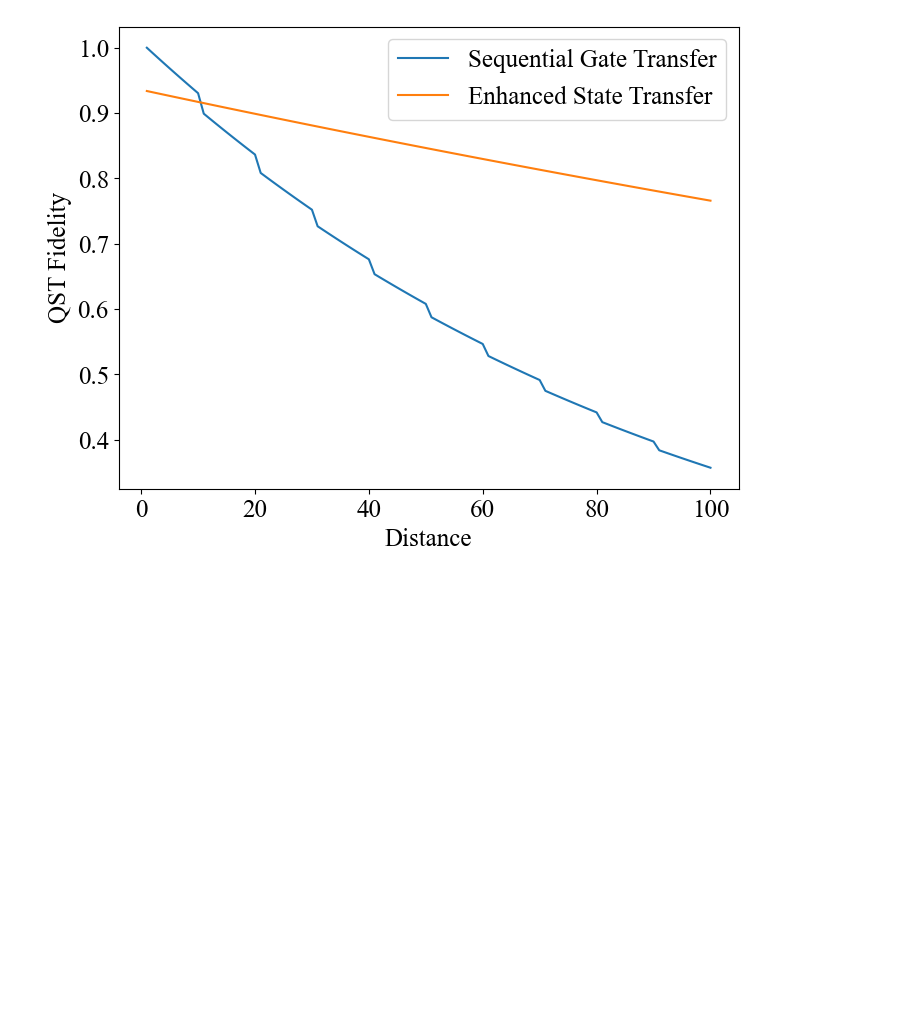
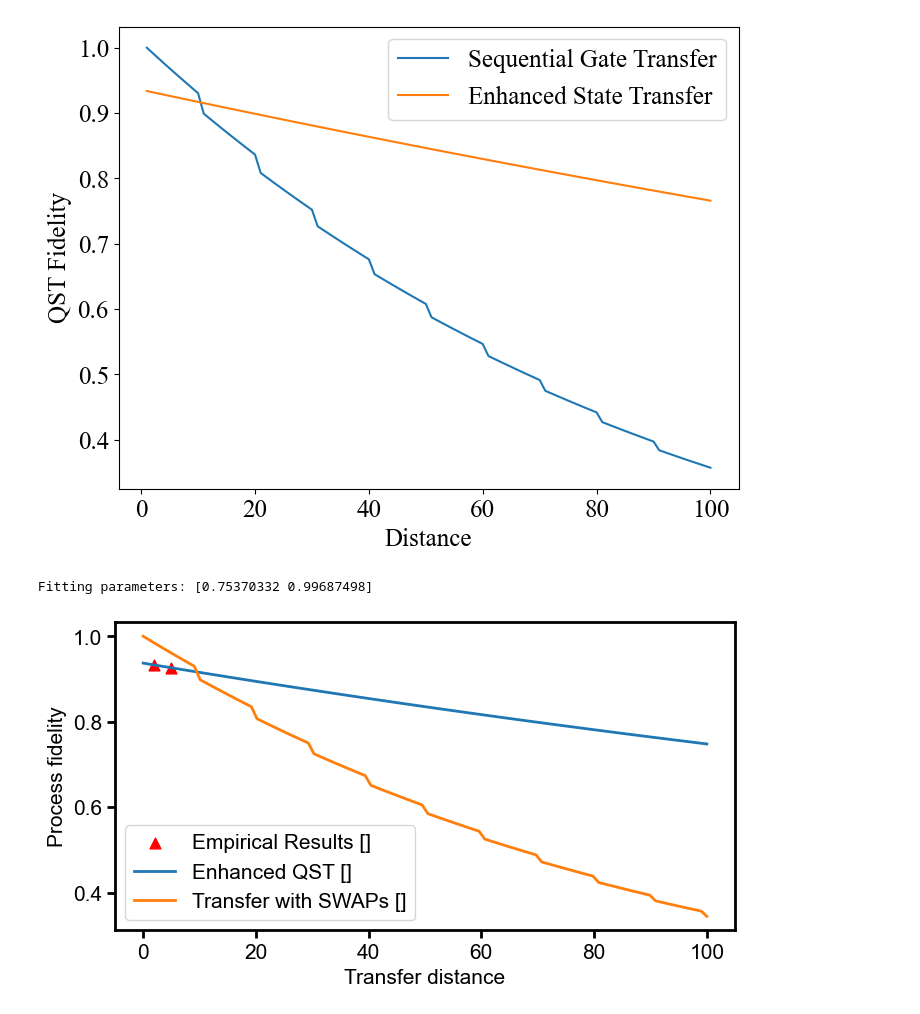
Before and after one commit to cty-github/quantum_network_on_chip, a Jupyter notebook: demo/challenge.ipynb, the cells around one changed output. Saved outputs shown, nothing was run; the diff lists cells and outputs as text; code cells hidden in the pictures; blank space fills up the shorter version.

```diff
--- a/demo/challenge.ipynb
+++ b/demo/challenge.ipynb
@@ -19,3 +19,43 @@ plt.legend()
 plt.show()
 # %% [output]
 [figure]
+# %%
+import numpy as np
+import matplotlib.pyplot as plt
+from scipy.optimize import curve_fit
+
+plt.rcParams['font.family'] = 'arial'
+plt.rcParams['font.size'] = 15
+
+dist = [2, 5]
+eqst_fide = [0.999, 0.992]
+def eqst_fide_curve(x, A, P):
+    return A * (P**x) + 0.25
+params, _ = curve_fit(
+    eqst_fide_curve,
+    np.array(dist),
+    np.array(eqst_fide),
+    p0=[0.01, 0.01],
+)
+print('Fitting parameters:', params)
+
+x_dist = np.linspace(0, 100, 100)
+y_eqst = 0.983**4*eqst_fide_curve(x_dist, *params)
+y_swap = 0.996**(2*(x_dist-x_dist//10))*0.983**(2*(x_dist//10))
+
+fig, ax = plt.subplots(figsize=(8, 4))
+
+for spine in ax.spines.values():
+    spine.set_linewidth(2)
+ax.tick_params(axis='both', width=2, length=6)
+
+plt.scatter(dist, 0.983**4*np.array(eqst_fide), color='red', marker='^', s=60, label='Empirical Results []')
+plt.plot(x_dist, y_eqst, linewidth=2, label='Enhanced QST []')
+plt.plot(x_dist, y_swap, linewidth=2, label='Transfer with SWAPs []')
+plt.xlabel('Transfer distance')
+plt.ylabel('Process fidelity')
+plt.legend()
+plt.savefig('fide_motivate.svg', bbox_inches='tight')
+# %% [output]
+Fitting parameters: [0.75370332 0.99687498]
+[figure, added]
```
Also changed, not shown: parts of 1 cell of this notebook, 6 other files.
